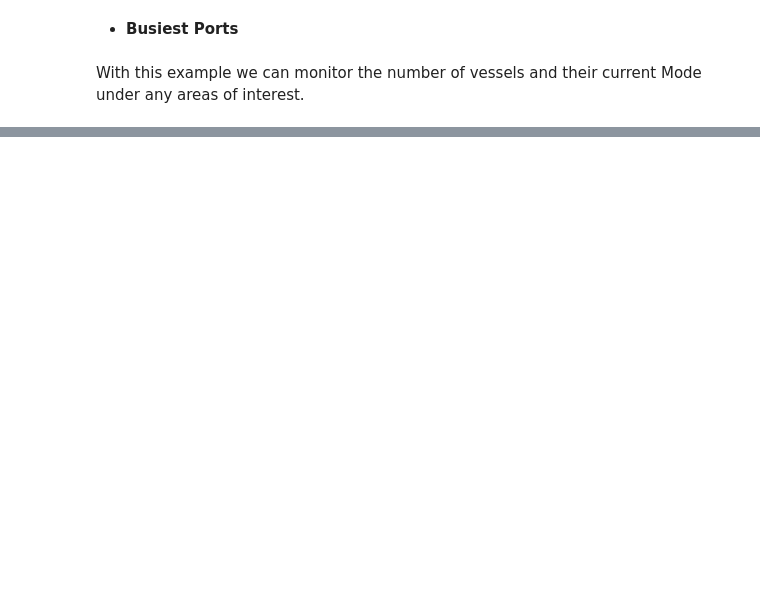
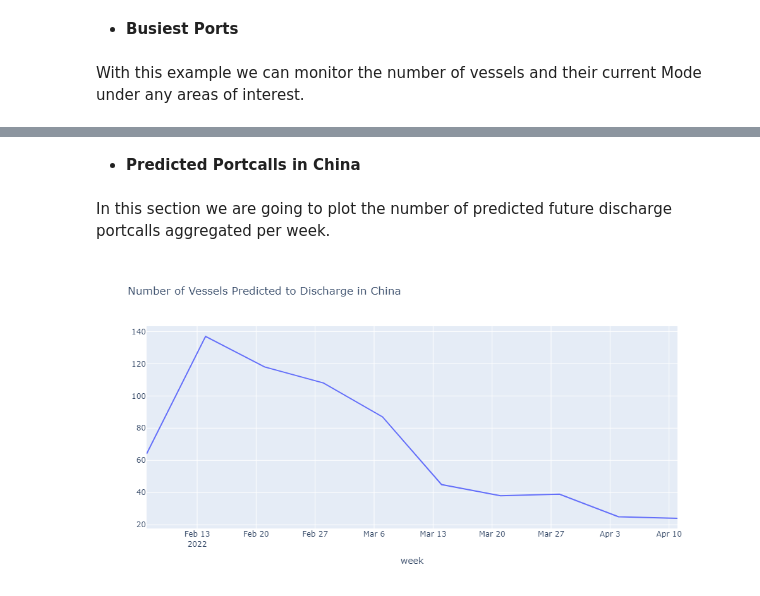
Before and after one commit to SignalOceanSdk/SignalSDK, a Jupyter notebook: docs/examples/jupyter/VoyagesAPI/Port_Congestion_in_China_(Capes).ipynb, the cells around one changed output, grey strips where cells are left out. Cells and saved outputs as stored; diff of their text form; code cells hidden in the pictures; blank space fills up the shorter version.

Commit message:
added predicted portcalls in port congestion example

```diff
--- a/docs/examples/jupyter/VoyagesAPI/Port_Congestion_in_China_(Capes).ipynb
+++ b/docs/examples/jupyter/VoyagesAPI/Port_Congestion_in_China_(Capes).ipynb
@@ -599,0 +600,51 @@ fig.show()
+# %% [markdown]
+- **Predicted Portcalls in China**
+# %% [markdown]
+In this section we are going to plot the number of predicted future discharge portcalls aggregated per week.
+# %%
+geo_ids = geos_df[geos_df.area_name_level0.isin(areas)].id.unique()
+
+future_portcalls_in_china = (
+    events_df
+    .loc[
+    (events_df['purpose'] == 'Discharge') &
+    (events_df.arrival_date.dt.tz_localize(None) >= datetime.today()) &
+    (events_df.geo_asset_id.isin(geo_ids))]
+).copy()
+# %%
+future_port_arrivals_ts = (
+    future_portcalls_in_china
+    .groupby(
+        pd.Grouper(
+            key= 'arrival_date',
+            freq = 'W-MON',
+            closed = 'left',
+            label = 'left'
+        )
+    )
+    .size()
+    .iloc[:10]
+    .reset_index()
+)
+
+future_port_arrivals_ts.columns = ['date','number_of_portcalls']
+future_port_arrivals_ts.date = future_port_arrivals_ts.date.dt.date
+# %%
+fig = px.line(
+    future_port_arrivals_ts,
+    title="Number of Vessels Predicted to Discharge in China",
+    x='date',
+    y='number_of_portcalls',
+    hover_data={"date": "|%a %d-%m-%Y"})
+
+fig.update_layout(
+    width=1000,
+    height=500,
+    xaxis_title= 'week',
+    yaxis_title=''
+
+)
+
+fig.show()
+# %% [output]
+[figure, added]
```
Also changed, not shown: parts of 8 cells of this notebook.
